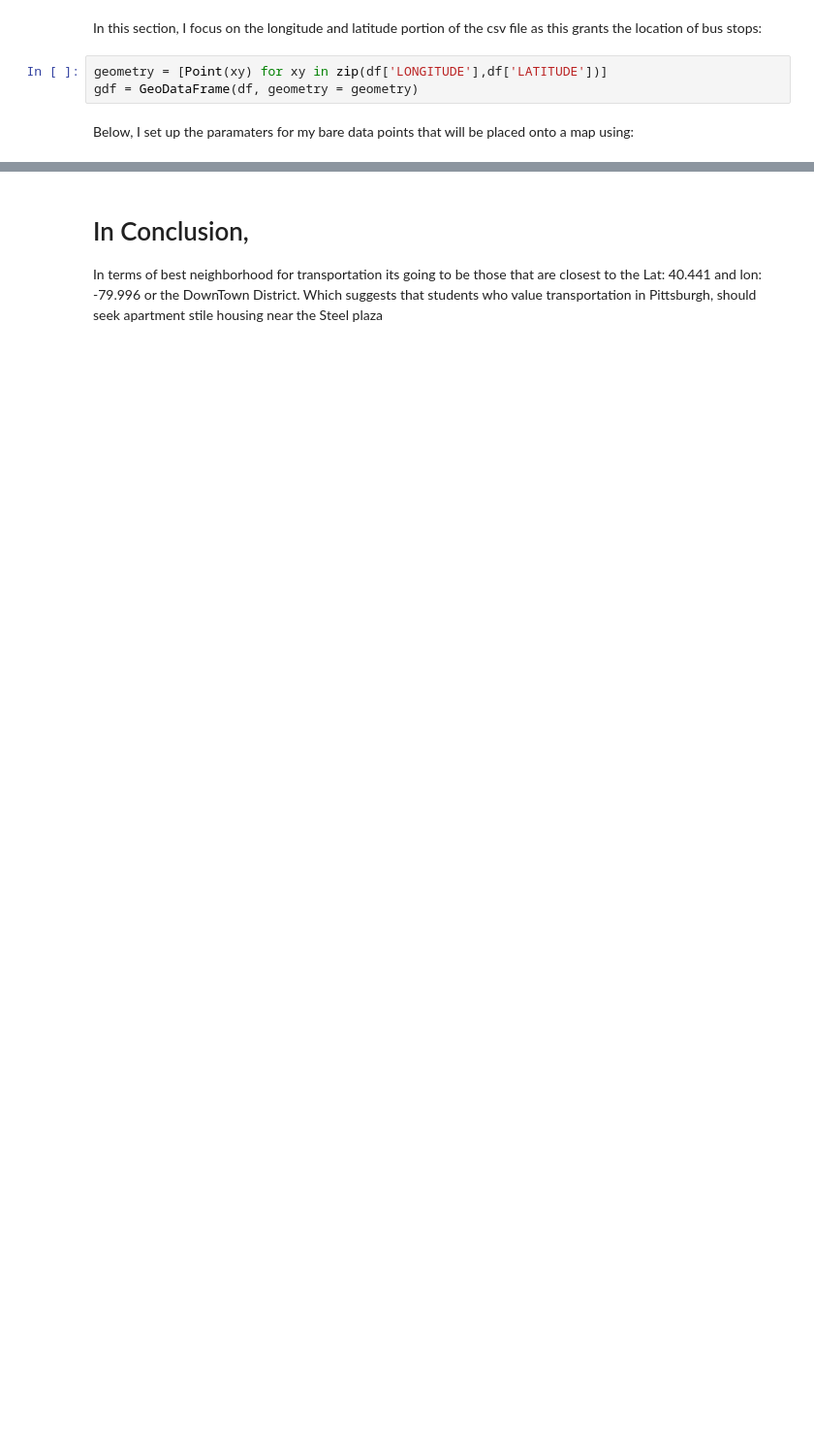
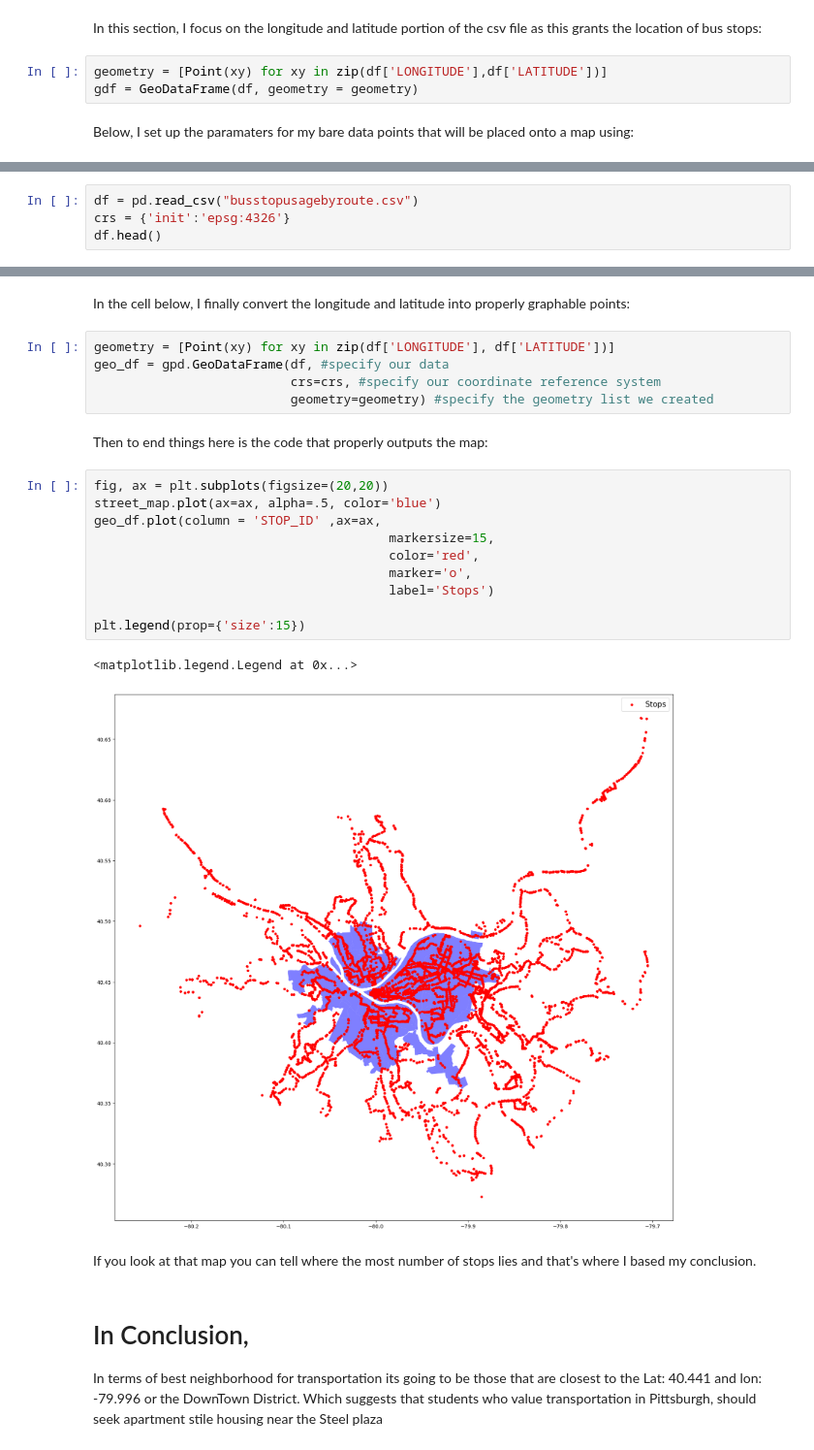
Before and after one commit to bnh-27/Final-Project, a Jupyter notebook: busdata.ipynb, the cells around one changed output, grey strips where cells are left out. Shown at 97% size. Drawn from its saved outputs; the diff is of its cells as text; blank space fills up the shorter version.

```diff
--- a/busdata.ipynb
+++ b/busdata.ipynb
@@ -63,0 +74,4 @@ NameError: name 'px' is not defined
+# %%
+df = pd.read_csv("busstopusagebyroute.csv")
+crs = {'init':'epsg:4326'}
+df.head()
@@ -64,3 +86,27 @@ NameError: name 'px' is not defined
+# %% [markdown]
+In the cell below, I finally convert the longitude and latitude into properly graphable points:
+# %%
+geometry = [Point(xy) for xy in zip(df['LONGITUDE'], df['LATITUDE'])]
+geo_df = gpd.GeoDataFrame(df, #specify our data
+                          crs=crs, #specify our coordinate reference system
+                          geometry=geometry) #specify the geometry list we created
+# %% [markdown]
+Then to end things here is the code that properly outputs the map:
+# %%
+fig, ax = plt.subplots(figsize=(20,20))
+street_map.plot(ax=ax, alpha=.5, color='blue')
+geo_df.plot(column = 'STOP_ID' ,ax=ax,
+                                       markersize=15,
+                                       color='red',
+                                       marker='o',
+                                       label='Stops')
+
+plt.legend(prop={'size':15})
+# %% [output]
+<matplotlib.legend.Legend at 0x...>
+[figure, added]
+# %% [markdown]
+If you look at that map you can tell where the most number of stops lies and that's where I based my conclusion.
 # %% [markdown]
 # In Conclusion,
 
```
Also changed, not shown: parts of 14 cells of this notebook, 1 other file.
